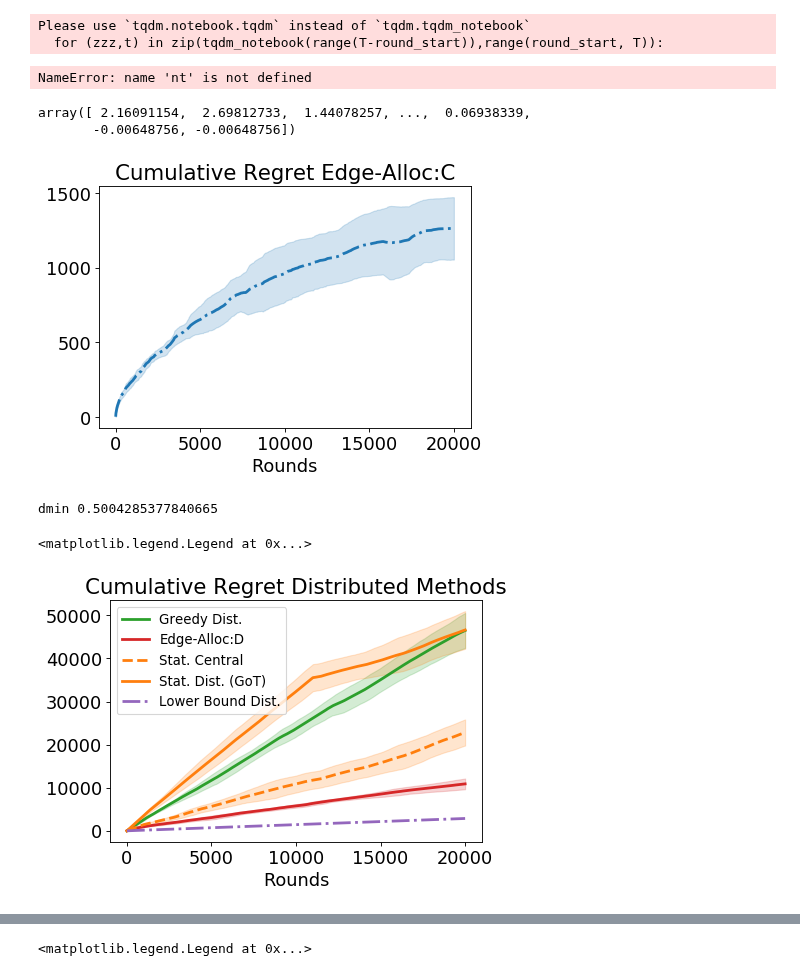
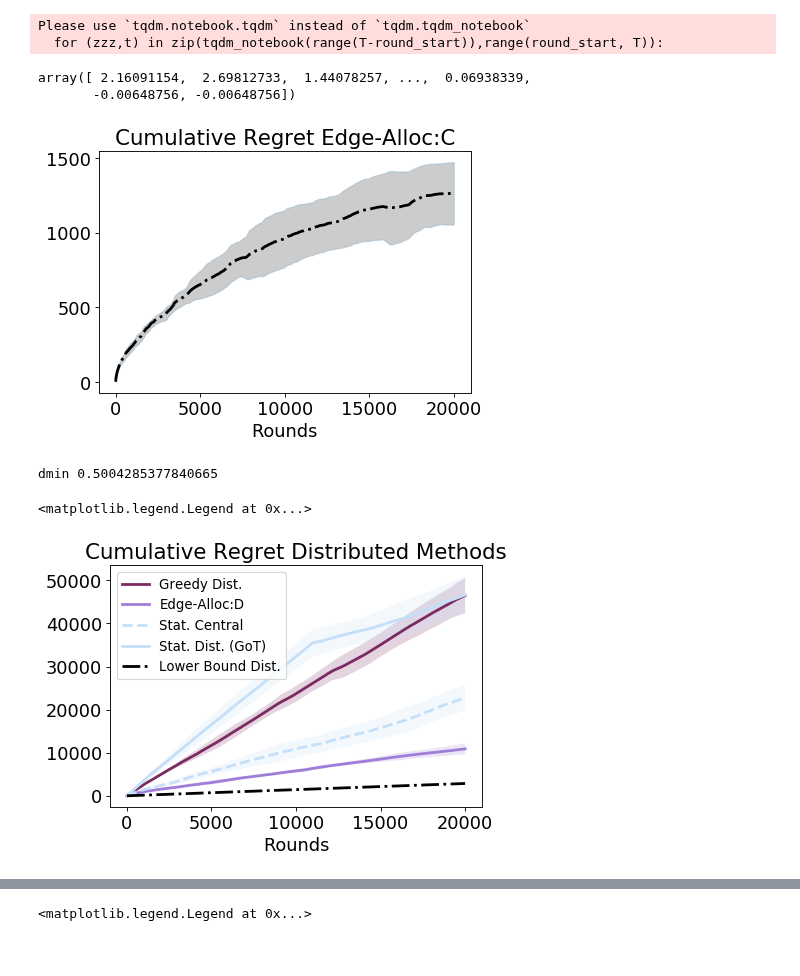
Before and after one commit to tj-kim/DistMEC, a Jupyter notebook: experiments/22_07_19 Exp1 Algorithm Comparison.ipynb, the cells around one changed output, grey strips where cells are left out. Drawn from its saved outputs; the diff is of its cells as text; code cells hidden in the pictures.

Commit message:
change plot color

```diff
--- a/experiments/22_07_19 Exp1 Algorithm Comparison.ipynb
+++ b/experiments/22_07_19 Exp1 Algorithm Comparison.ipynb
@@ -223,10 +223,6 @@ collisions_got = load_dict['collisions_got']
 # Run 2 is good
 # Run 3 is done with non-random server locations
 # Run 4 should be final
-# %%
-nt
-# %% [output]
-NameError: name 'nt' is not defined
 # %%
 nt = len(list(collisions_got))
 
@@ -291,3 +287,6 @@ regret_centralized_avg
 # %% [output]
 array([ 2.16091154,  2.69812733,  1.44078257, ...,  0.06938339,
        -0.00648756, -0.00648756])
+# %%
+from palettable.cubehelix import Cubehelix
+palette = Cubehelix.make(start=1, rotation=-0.5, n=8)
@@ -294,9 +296,13 @@ array([ 2.16091154,  2.69812733,  1.44078257, ...,  0.06938339,
 # %%
 plt.figure(figsize=(6, 4), dpi=80)
 y = np.cumsum(regret_centralized_avg)
-plt.plot(range(T), y,'-k', label = "Central Alg.", color = "tab:blue", linewidth=2.5, linestyle='dashdot')
+# plt.plot(range(T), y,'-k', label = "Central Alg.", color = "tab:blue", linewidth=2.5, linestyle='dashdot')
+# plt.fill_between(range(T), y-regret_centralized_sd2, y+regret_centralized_sd2,
+#                 alpha=0.2, edgecolor='tab:blue', facecolor='tab:blue', linewidth=1, antialiased=True)
+
+plt.plot(range(T), y,'-k', label = "Central Alg.", color = np.divide(palette.colors[0],255), linewidth=2.5, linestyle='dashdot')
 plt.fill_between(range(T), y-regret_centralized_sd2, y+regret_centralized_sd2,
-                alpha=0.2, edgecolor='tab:blue', facecolor='tab:blue', linewidth=1, antialiased=True)
+                alpha=0.2, edgecolor='tab:blue', facecolor=np.divide(palette.colors[0],255), linewidth=1, antialiased=True)
 
 #  Set Font Size Limitations
 font = {'family' : 'normal',
@@ -312,7 +318,7 @@ plt.xlabel('Rounds')
 # plt.legend()
 plt.show()
 # %% [output]
-[figure, old version]
+[figure, new version]
 # %%
 plt.figure(figsize=(6, 4), dpi=80)
 
@@ -348,45 +354,65 @@ lower_bound = np.arange(T)*constant
 #  Set Font Size Limitations
 font = {'family' : 'normal',
         'weight' : 'normal',
         'size'   : 16}
 
 matplotlib.rc('font', **font)
 
 
-plt.plot(np.cumsum(regret_worst_avg), label = 'Greedy Dist.', color = "tab:green", linewidth=2.5)
+# plt.plot(np.cumsum(regret_worst_avg), label = 'Greedy Dist.', color = "tab:green", linewidth=2.5)
+# y = np.cumsum(regret_worst_avg)
+# plt.fill_between(range(T), y-regret_worst_sd2, y+regret_worst_sd2,
+#                 alpha=0.2, edgecolor='tab:green', facecolor='tab:green', linewidth=1, antialiased=True)
+
+# plt.plot(np.cumsum(regret_rsv_avg), label = 'Edge-Alloc:D', color = "tab:red", linewidth=2.5)
+# y = np.cumsum(regret_rsv_avg)
+# plt.fill_between(range(T), y-regret_rsv_sd2, y+regret_rsv_sd2,
+#                 alpha=0.2, edgecolor='tab:red', facecolor='tab:red', linewidth=1, antialiased=True)
+
+# plt.plot(np.cumsum(regret_cent_stat_avg), label = 'Stat. Central', color = "tab:orange", linewidth=2.5, linestyle='dashed')
+# y = np.cumsum(regret_cent_stat_avg)
+# plt.fill_between(range(T), y-regret_cent_stat_sd2, y+regret_cent_stat_sd2,
+#                 alpha=0.2, edgecolor='tab:orange', facecolor='tab:orange', linewidth=1, antialiased=True)
+
+# plt.plot(np.cumsum(regret_got_avg), label = 'Stat. Dist. (GoT)', color = "tab:orange", linewidth=2.5)
+# y = np.cumsum(regret_got_avg)
+# plt.fill_between(range(T), y-regret_got_sd2, y+regret_got_sd2,
+#                 alpha=0.2, edgecolor='tab:orange', facecolor='tab:orange', linewidth=1, antialiased=True)
+
+# plt.plot(lower_bound, label = 'Lower Bound Dist.', color = "tab:purple", linewidth=2.5, linestyle='dashdot')
+
+plt.plot(np.cumsum(regret_worst_avg), label = 'Greedy Dist.', color = np.divide(palette.colors[2],255), linewidth=2.5)
 y = np.cumsum(regret_worst_avg)
 plt.fill_between(range(T), y-regret_worst_sd2, y+regret_worst_sd2,
-                alpha=0.2, edgecolor='tab:green', facecolor='tab:green', linewidth=1, antialiased=True)
+                alpha=0.2, facecolor=np.divide(palette.colors[2],255), linewidth=1, antialiased=True)
 
-plt.plot(np.cumsum(regret_rsv_avg), label = 'Edge-Alloc:D', color = "tab:red", linewidth=2.5)
+plt.plot(np.cumsum(regret_rsv_avg), label = 'Edge-Alloc:D', color = np.divide(palette.colors[4],255), linewidth=2.5)
 y = np.cumsum(regret_rsv_avg)
 plt.fill_between(range(T), y-regret_rsv_sd2, y+regret_rsv_sd2,
-                alpha=0.2, edgecolor='tab:red', facecolor='tab:red', linewidth=1, antialiased=True)
+                alpha=0.2, facecolor=np.divide(palette.colors[4],255), linewidth=1, antialiased=True)
 
-plt.plot(np.cumsum(regret_cent_stat_avg), label = 'Stat. Central', color = "tab:orange", linewidth=2.5, linestyle='dashed')
+plt.plot(np.cumsum(regret_cent_stat_avg), label = 'Stat. Central', color = np.divide(palette.colors[6],255), linewidth=2.5, linestyle='dashed')
 y = np.cumsum(regret_cent_stat_avg)
 plt.fill_between(range(T), y-regret_cent_stat_sd2, y+regret_cent_stat_sd2,
-                alpha=0.2, edgecolor='tab:orange', facecolor='tab:orange', linewidth=1, antialiased=True)
+                alpha=0.2, facecolor=np.divide(palette.colors[6],255), linewidth=1, antialiased=True)
 
-plt.plot(np.cumsum(regret_got_avg), label = 'Stat. Dist. (GoT)', color = "tab:orange", linewidth=2.5)
+plt.plot(np.cumsum(regret_got_avg), label = 'Stat. Dist. (GoT)', color = np.divide(palette.colors[6],255), linewidth=2.5)
 y = np.cumsum(regret_got_avg)
 plt.fill_between(range(T), y-regret_got_sd2, y+regret_got_sd2,
-                alpha=0.2, edgecolor='tab:orange', facecolor='tab:orange', linewidth=1, antialiased=True)
+                alpha=0.2, facecolor=np.divide(palette.colors[6],255), linewidth=1, antialiased=True)
 
-plt.plot(lower_bound, label = 'Lower Bound Dist.', color = "tab:purple", linewidth=2.5, linestyle='dashdot')
-
-
+plt.plot(lower_bound, label = 'Lower Bound Dist.', color = np.divide(palette.colors[0],255), linewidth=2.5, linestyle='dashdot')
 
 # plt.plot(np.cumsum(regret_centralized_avg), label = 'central true')
 # plt.plot(np.cumsum(regret_opt_stat_avg), label = 'stationary optimal')
 
 plt.title('Cumulative Regret Distributed Methods')
 plt.xlabel('Rounds')
 plt.legend(prop={'size': 12})
 # %% [output]
 dmin 0.5004285377840665
 <matplotlib.legend.Legend at 0x...>
-[figure, old version]
+[figure, new version]
 # %%
 plt.figure(figsize=(6, 4), dpi=80)
 
```
Also changed, not shown: parts of 2 cells of this notebook, 4 other files.
